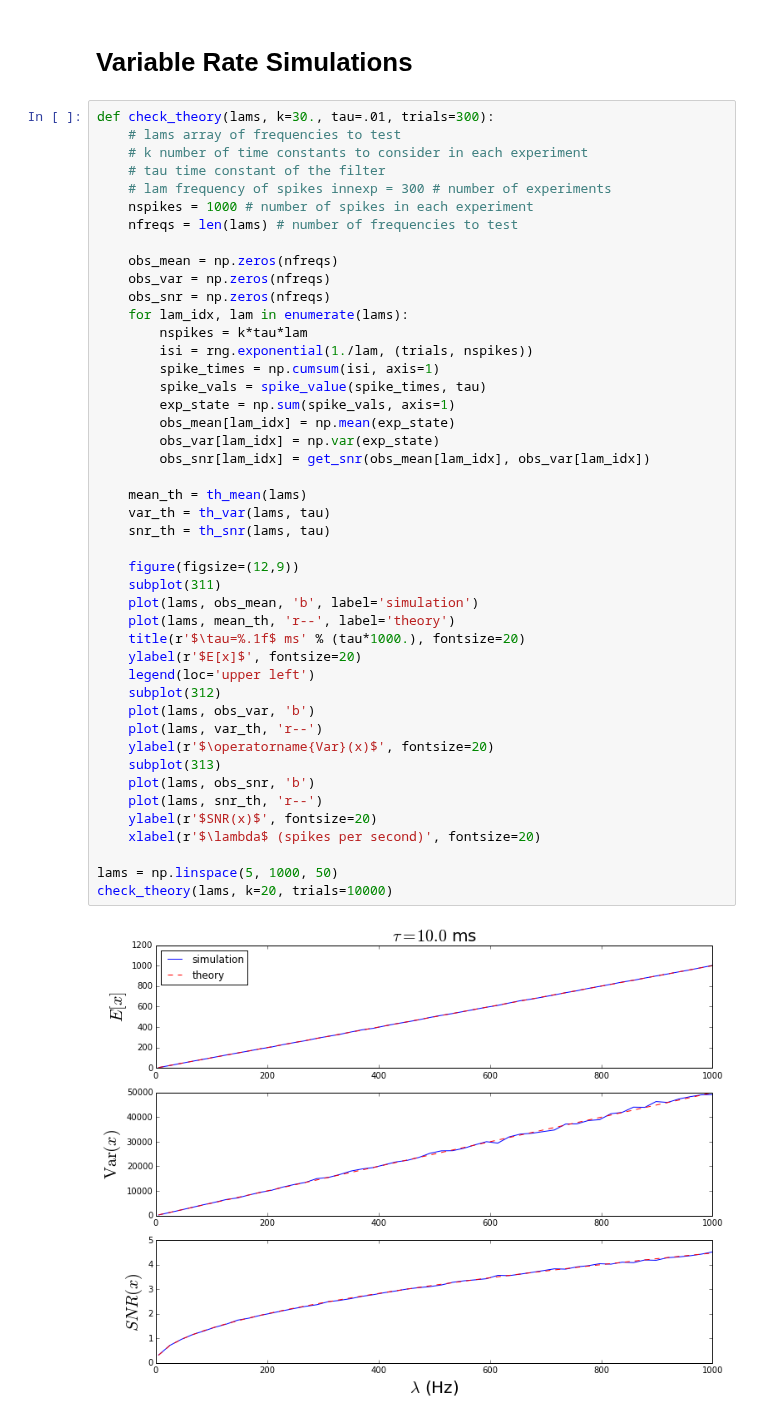
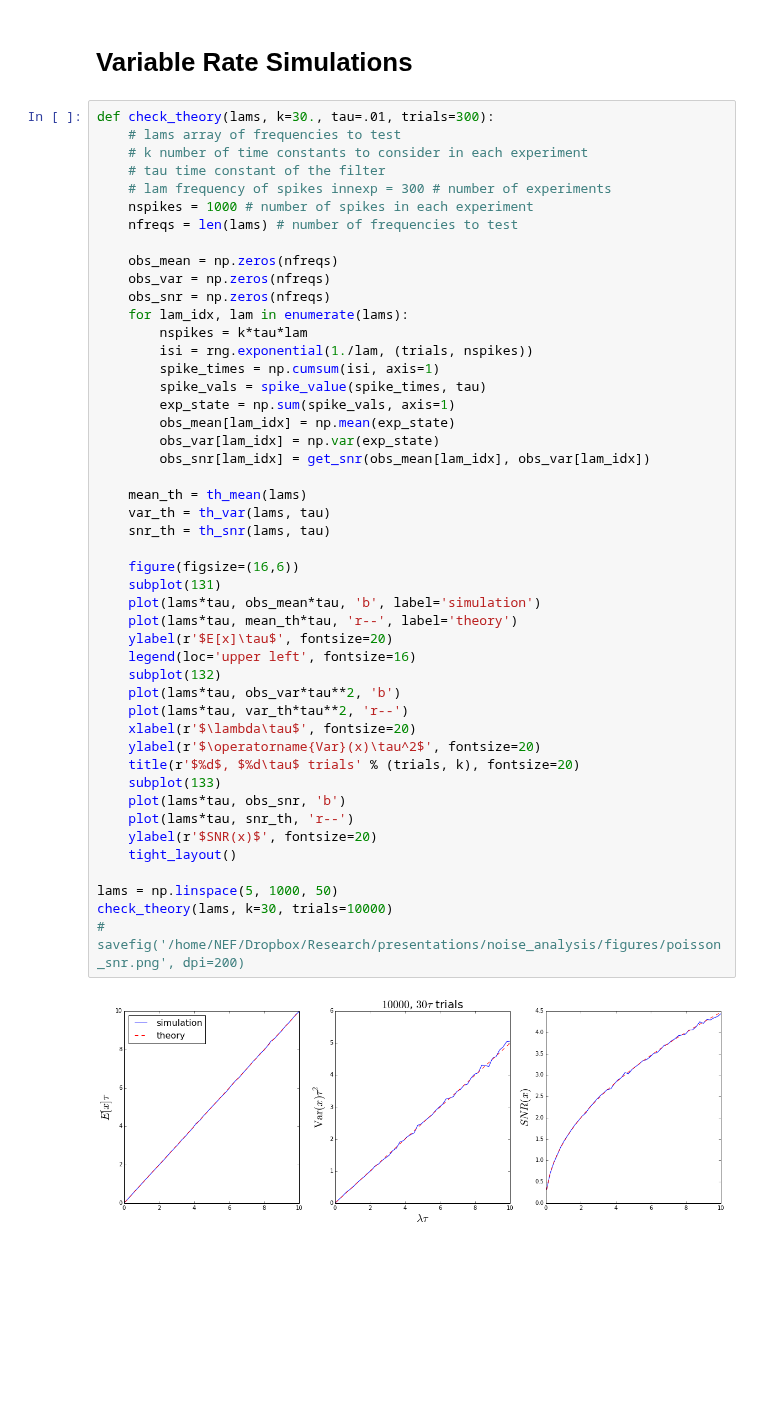
Before and after one commit to samfok/notebooks, a Jupyter notebook: synapse/synapse_SNR_poisson.ipynb, the cells around one changed output. Cells and saved outputs as stored; diff of their text form; blank space fills up the shorter version.

```diff
--- a/synapse/synapse_SNR_poisson.ipynb
+++ b/synapse/synapse_SNR_poisson.ipynb
@@ -296,47 +297,49 @@ sim_distribution(k=30., tau=.01, lam=10000., trials=40000)
 # %%
 def check_theory(lams, k=30., tau=.01, trials=300):
     # lams array of frequencies to test
     # k number of time constants to consider in each experiment
     # tau time constant of the filter
     # lam frequency of spikes innexp = 300 # number of experiments
     nspikes = 1000 # number of spikes in each experiment
     nfreqs = len(lams) # number of frequencies to test
 
     obs_mean = np.zeros(nfreqs)
     obs_var = np.zeros(nfreqs)
     obs_snr = np.zeros(nfreqs)
     for lam_idx, lam in enumerate(lams):
         nspikes = k*tau*lam
         isi = rng.exponential(1./lam, (trials, nspikes))
         spike_times = np.cumsum(isi, axis=1)
         spike_vals = spike_value(spike_times, tau)
         exp_state = np.sum(spike_vals, axis=1)
         obs_mean[lam_idx] = np.mean(exp_state)
         obs_var[lam_idx] = np.var(exp_state)
         obs_snr[lam_idx] = get_snr(obs_mean[lam_idx], obs_var[lam_idx])
 
     mean_th = th_mean(lams)
     var_th = th_var(lams, tau)
     snr_th = th_snr(lams, tau)
 
-    figure(figsize=(12,9))
-    subplot(311)
-    plot(lams, obs_mean, 'b', label='simulation')
-    plot(lams, mean_th, 'r--', label='theory')
-    title(r'$\tau=%.1f$ ms' % (tau*1000.), fontsize=20)
-    ylabel(r'$E[x]$', fontsize=20)
-    legend(loc='upper left')
-    subplot(312)
-    plot(lams, obs_var, 'b')
-    plot(lams, var_th, 'r--')
-    ylabel(r'$\operatorname{Var}(x)$', fontsize=20)
-    subplot(313)
-    plot(lams, obs_snr, 'b')
-    plot(lams, snr_th, 'r--')
+    figure(figsize=(16,6))
+    subplot(131)
+    plot(lams*tau, obs_mean*tau, 'b', label='simulation')
+    plot(lams*tau, mean_th*tau, 'r--', label='theory')
+    ylabel(r'$E[x]\tau$', fontsize=20)
+    legend(loc='upper left', fontsize=16)
+    subplot(132)
+    plot(lams*tau, obs_var*tau**2, 'b')
+    plot(lams*tau, var_th*tau**2, 'r--')
+    xlabel(r'$\lambda\tau$', fontsize=20)
+    ylabel(r'$\operatorname{Var}(x)\tau^2$', fontsize=20)
+    title(r'$%d$, $%d\tau$ trials' % (trials, k), fontsize=20)
+    subplot(133)
+    plot(lams*tau, obs_snr, 'b')
+    plot(lams*tau, snr_th, 'r--')
     ylabel(r'$SNR(x)$', fontsize=20)
-    xlabel(r'$\lambda$ (spikes per second)', fontsize=20)
+    tight_layout()
 
 lams = np.linspace(5, 1000, 50)
-check_theory(lams, k=20, trials=10000)
+check_theory(lams, k=30, trials=10000)
+# savefig('/home/NEF/Dropbox/Research/presentations/noise_analysis/figures/poisson_snr.png', dpi=200)
 # %% [output]
-[figure, old version]
+[figure, new version]
```
Also changed, not shown: parts of 2 cells of this notebook, 2 other files.
